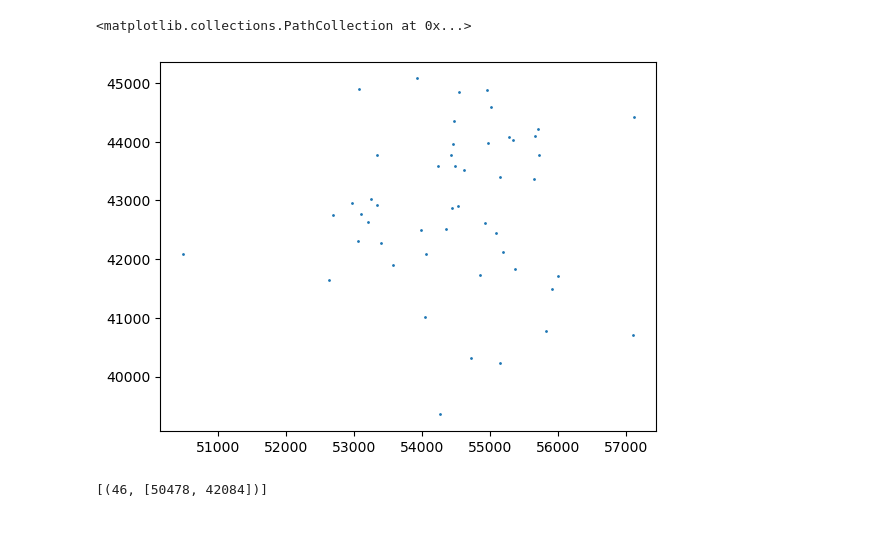
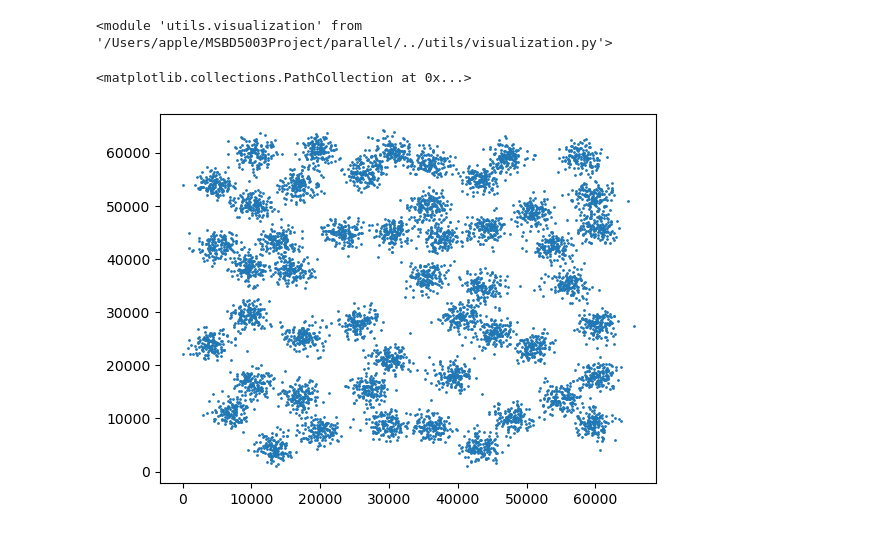
Before and after one commit to meow-wwww/MSBD5003-Project, a Jupyter notebook: parallel/test_RDD.ipynb, the cells around one changed output. Saved outputs shown, nothing was run; the diff lists cells and outputs as text; code cells hidden in the pictures.

```diff
--- a/parallel/test_RDD.ipynb
+++ b/parallel/test_RDD.ipynb
@@ -5,33 +5,35 @@ warnings.filterwarnings('ignore')
 import matplotlib.pyplot as plt
 import numpy as np
 import time, datetime
+import sys
+sys.path.append('..')
+from utils import visualization
+from importlib import reload
+reload(visualization)
+# %% [output]
+<module 'utils.visualization' from '/Users/apple/MSBD5003Project/parallel/../utils/visualization.py'>
 # %%
-FILE_PATH = "/Users/apple/spark/data/project/A-sets/a1.txt"
+FILE_PATH = "/Users/apple/spark/data/project/A-sets/a3.txt"
 
 MIN_PTS = 4
 EPSILON = 900
 X_UNIT, Y_UNIT = 5000, 5000
 SPAN_MARGIN = EPSILON/2 + 1
 NOISE_LABEL = -2
-DATA_NUM = 50
+# DATA_NUM = 800
 # %%
 # read and organize the data as RDD
 def parse_line(line):
     return [int(x) for x in line.strip().split()]
 
 dataset = sc.textFile(FILE_PATH)\
     .map(parse_line)\
-    .zipWithIndex().map(lambda x: (x[1], x[0])).repartition(2)\
-    .filter(lambda x: x[0] < DATA_NUM) # only keep the first DATA_NUM points
-
+    .zipWithIndex().map(lambda x: (x[1], x[0]))
+    # .filter(lambda x: x[0] < DATA_NUM) # only keep the first DATA_NUM points
 plt.scatter(dataset.map(lambda x: x[1][0]).collect(), dataset.map(lambda x: x[1][1]).collect(), s=1)
 # %% [output]
 <matplotlib.collections.PathCollection at 0x...>
-[figure, old version]
+[figure, new version]
-# %%
-dataset.filter(lambda x: x[0] == 46).collect()
-# %% [output]
-[(46, [50478, 42084])]
 # %%
 start_time = time.time()
 
```
Also changed, not shown: parts of 16 cells of this notebook.
